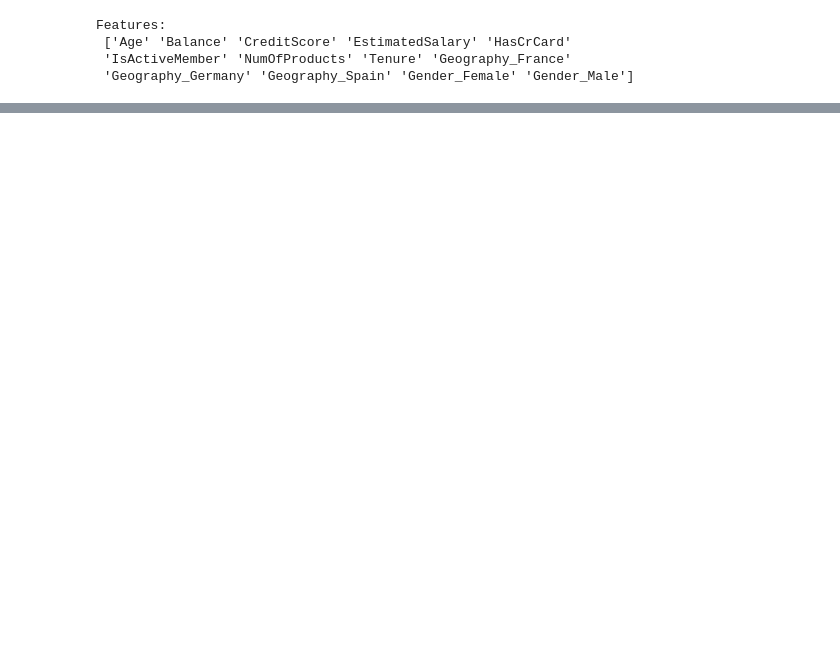
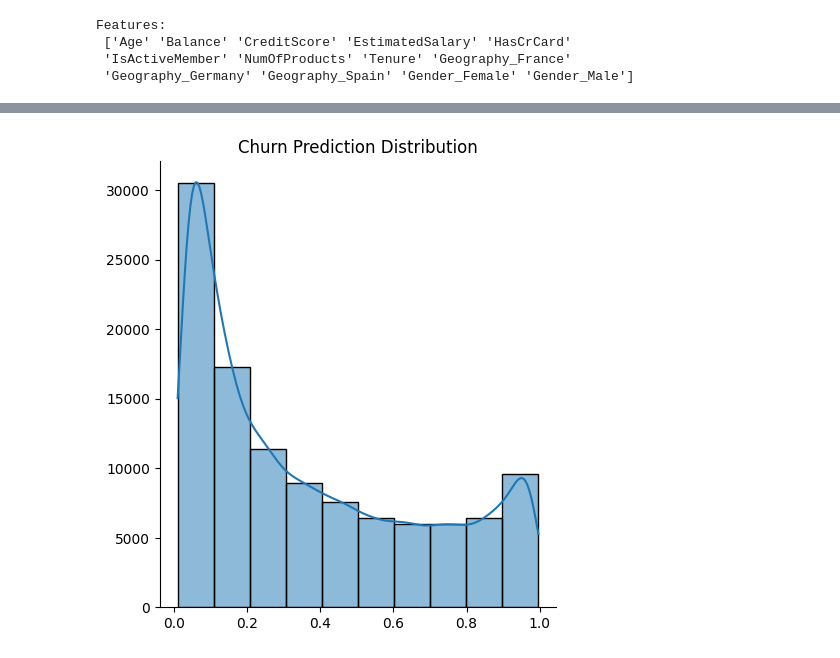
Before and after one commit to chalseoko/bank-churn-binary-classification, a Jupyter notebook: bank-churn-binary-classification.ipynb, the cells around one changed output, grey strips where cells are left out. Saved outputs shown, nothing was run; the diff lists cells and outputs as text; code cells hidden in the pictures; blank space fills up the shorter version.

```diff
--- a/bank-churn-binary-classification.ipynb
+++ b/bank-churn-binary-classification.ipynb
@@ -148,0 +142,4 @@ plt.show()
+# %%
+submission = pd.read_csv('/kaggle/input/playground-series-s4e1/sample_submission.csv', index_col='id')
+submission['Exited'] = rs_clf.best_estimator_.predict_proba(X_pred)[:,1]
+submission.head()
@@ -148,0 +154,8 @@ plt.show()
+# %%
+sns.displot(submission, kde=True, bins=10, legend=False)
+plt.title("Churn Prediction Distribution")
+plt.xlabel(None)
+plt.ylabel(None)
+plt.show()
+# %% [output]
+[figure, added]
```
Also changed, not shown: parts of 15 cells of this notebook.
